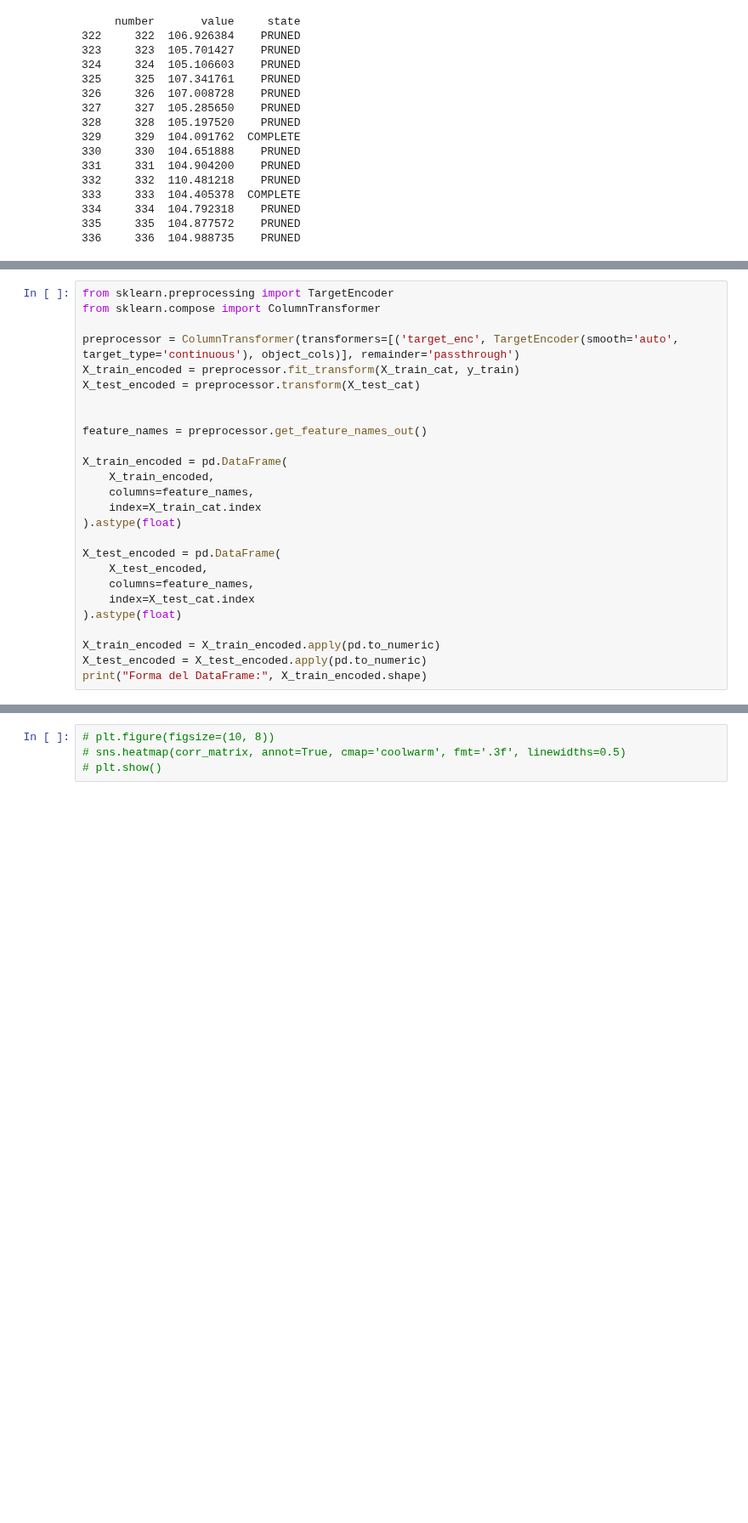
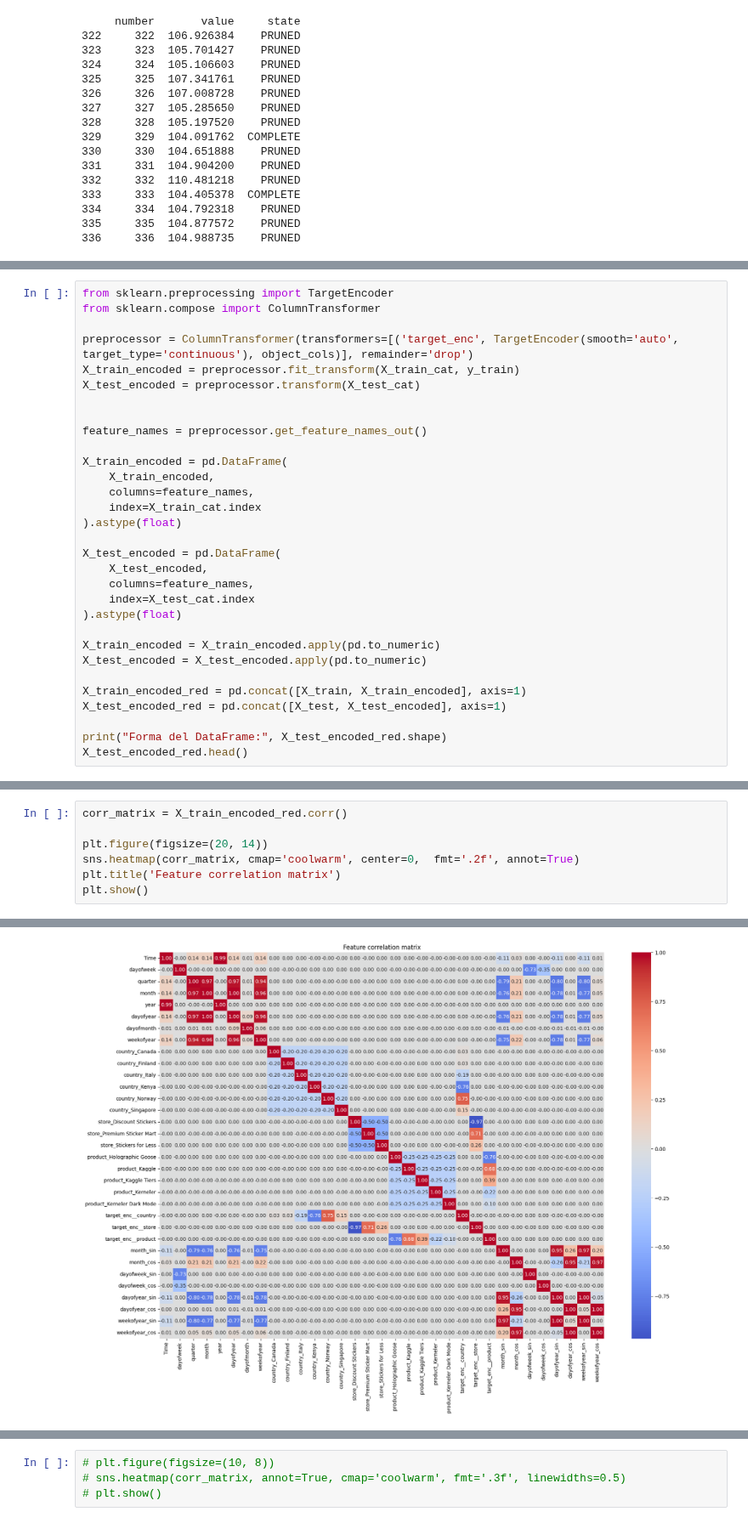
Before and after one commit to davidbacavidal/Kaggle-competitions, a Jupyter notebook: Forecasting-sticker-sales.ipynb, the cells around one changed output, grey strips where cells are left out. Shown at 85% size. Cells and saved outputs as stored; diff of their text form; blank space fills up the shorter version.

```diff
--- a/Forecasting-sticker-sales.ipynb
+++ b/Forecasting-sticker-sales.ipynb
@@ -1804,7 +1804,7 @@ vis.plot_param_importances(study_lgb_reduced_v2).show()
 from sklearn.preprocessing import TargetEncoder
 from sklearn.compose import ColumnTransformer
 
-preprocessor = ColumnTransformer(transformers=[('target_enc', TargetEncoder(smooth='auto', target_type='continuous'), object_cols)], remainder='passthrough')
+preprocessor = ColumnTransformer(transformers=[('target_enc', TargetEncoder(smooth='auto', target_type='continuous'), object_cols)], remainder='drop')
 X_train_encoded = preprocessor.fit_transform(X_train_cat, y_train)
 X_test_encoded = preprocessor.transform(X_test_cat)
 
@@ -1825,5 +1825,10 @@ X_test_encoded = pd.DataFrame(
 
 X_train_encoded = X_train_encoded.apply(pd.to_numeric)
 X_test_encoded = X_test_encoded.apply(pd.to_numeric)
-print("Forma del DataFrame:", X_train_encoded.shape)
+
+X_train_encoded_red = pd.concat([X_train, X_train_encoded], axis=1)
+X_test_encoded_red = pd.concat([X_test, X_test_encoded], axis=1)
+
+print("Forma del DataFrame:", X_test_encoded_red.shape)
+X_test_encoded_red.head()
 # %% [output]
@@ -1926,3 +1943,11 @@ vis.plot_param_importances(study_lgb_encoded).show()
 # %% [output]
 [interactive output not drawn]
 [interactive output not drawn]
+# %%
+corr_matrix = X_train_encoded_red.corr()
+
+plt.figure(figsize=(20, 14))
+sns.heatmap(corr_matrix, cmap='coolwarm', center=0,  fmt='.2f', annot=True)
+plt.title('Feature correlation matrix')
+plt.show()
+# %% [output]
@@ -1929,2 +1955,3 @@ vis.plot_param_importances(study_lgb_encoded).show()
+[figure, added]
 # %%
  model_lgb_encoded = lgb.LGBMRegressor(**study_lgb_encoded.best_params, random_state=42, verbosity=-1)
```
Also changed, not shown: parts of 17 cells of this notebook.
